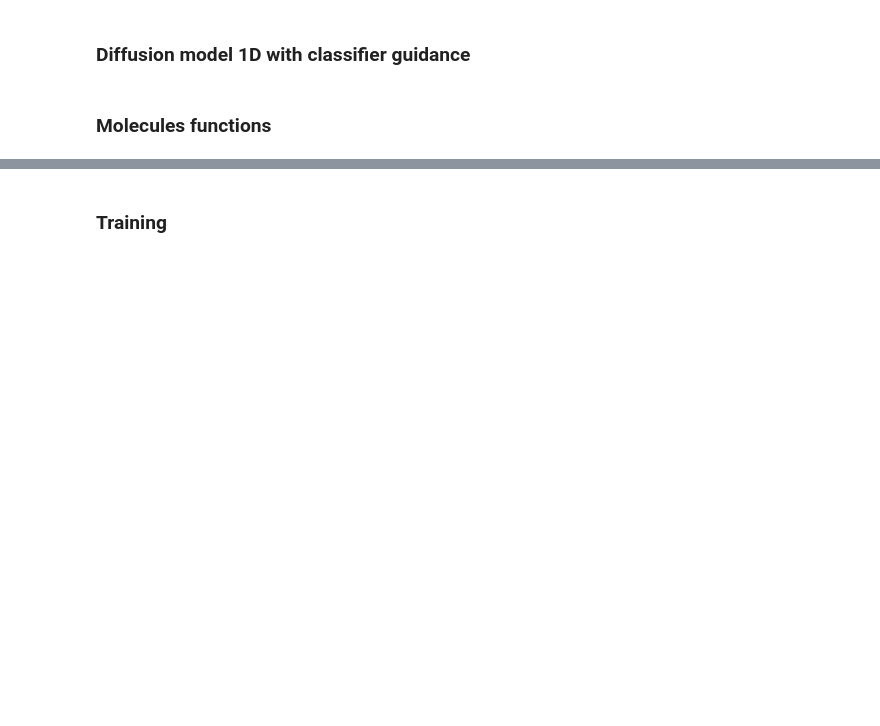
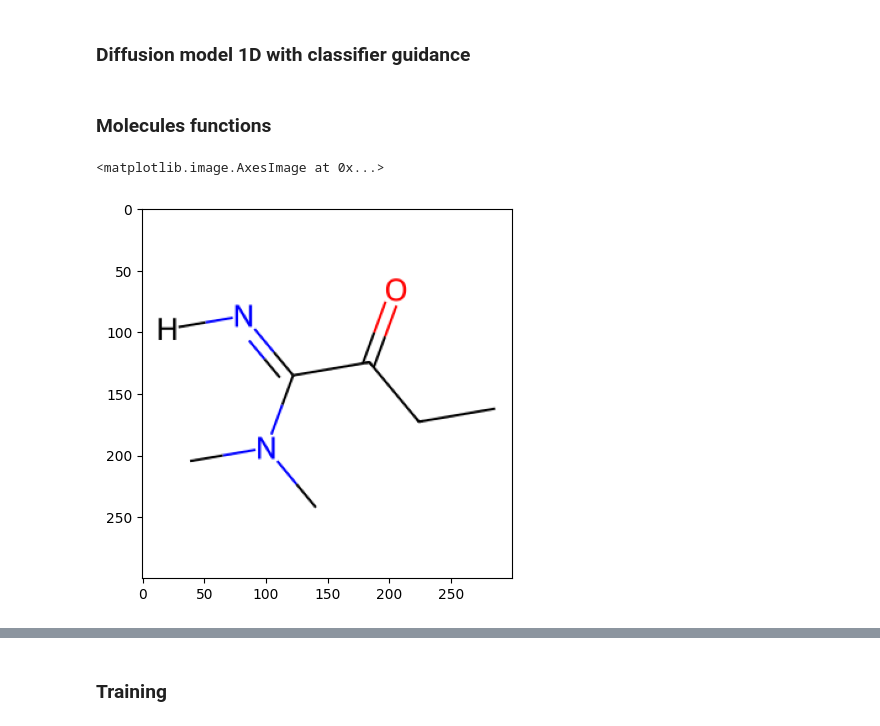
Before and after one commit to JCLERC7/DiffGenMol, a Jupyter notebook: 2_Exp_molecules/1_selfies_diffusion_1D.ipynb, the cells around one changed output, grey strips where cells are left out. Cells and saved outputs as stored; diff of their text form; code cells hidden in the pictures; blank space fills up the shorter version.

```diff
--- a/2_Exp_molecules/1_selfies_diffusion_1D.ipynb
+++ b/2_Exp_molecules/1_selfies_diffusion_1D.ipynb
@@ -868,39 +868,42 @@ def selfies_to_continous_mols(selfies):
    return continous_mols, selfies_alphabet, largest_selfie_len, int_mol, dequantized_onehots.min(), dequantized_onehots.max()
 
 def mols_continous_to_selfies(continous_mols, selfies_alphabet, largest_selfie_len, int_mol, dequantized_onehots_min, dequantized_onehots_max):
    denormalized_data = continous_mols * (dequantized_onehots_max - dequantized_onehots_min) + dequantized_onehots_min
    quantized_data = torch.floor(denormalized_data)
    quantized_data = torch.clip(quantized_data, 0, 1)
    mols_list = quantized_data.cpu().int().numpy().tolist()
-   print(mols_list)
+   #print(mols_list)
    for mol in mols_list:
     for i in range(largest_selfie_len):
         row = mol[len(selfies_alphabet) * i: len(selfies_alphabet) * (i + 1)]
-    if all(elem == 0 for elem in row):
-        mol[len(selfies_alphabet) * (i+1) - 1] = 1
+        if all(elem == 0 for elem in row):
+            mol[len(selfies_alphabet) * (i+1) - 1] = 1
    selfies = sf.batch_flat_hot_to_selfies(mols_list, int_mol)
    return selfies
 
 def selfies_to_mols(selfies_to_convert):
   valid_count = 0
   valid_selfies, invalid_selfies = [], []
   mols = []
   for idx, selfies in enumerate(selfies_to_convert):
     try:
       if Chem.MolFromSmiles(sf.decoder(selfies_to_convert[idx]), sanitize=True) is not None:
           valid_count += 1
           valid_selfies.append(selfies)
           mols.append(Chem.MolFromSmiles(sf.decoder(selfies_to_convert[idx])))
       else:
         invalid_selfies.append(selfies)
     except Exception:
       pass
   return mols, valid_selfies, valid_count
 
 #Test get_selfies_list
-#original_selfies = get_selfies()
-#mol = Chem.MolFromSmiles(sf.decoder(original_selfies[3]))
-#mol_img = Chem.Draw.MolToImage(mol,size=(300,300))
-#plt.imshow(mol_img)
+original_selfies = get_selfies()
+mol = Chem.MolFromSmiles(sf.decoder(original_selfies[3]))
+mol_img = Chem.Draw.MolToImage(mol,size=(300,300))
+plt.imshow(mol_img)
+# %% [output]
+<matplotlib.image.AxesImage at 0x...>
+[figure, added]
 # %%
 # Test Original Selfies -> continous_mols -> Recalculate Selfies
```
Also changed, not shown: parts of 3 cells of this notebook, 14 other files.
